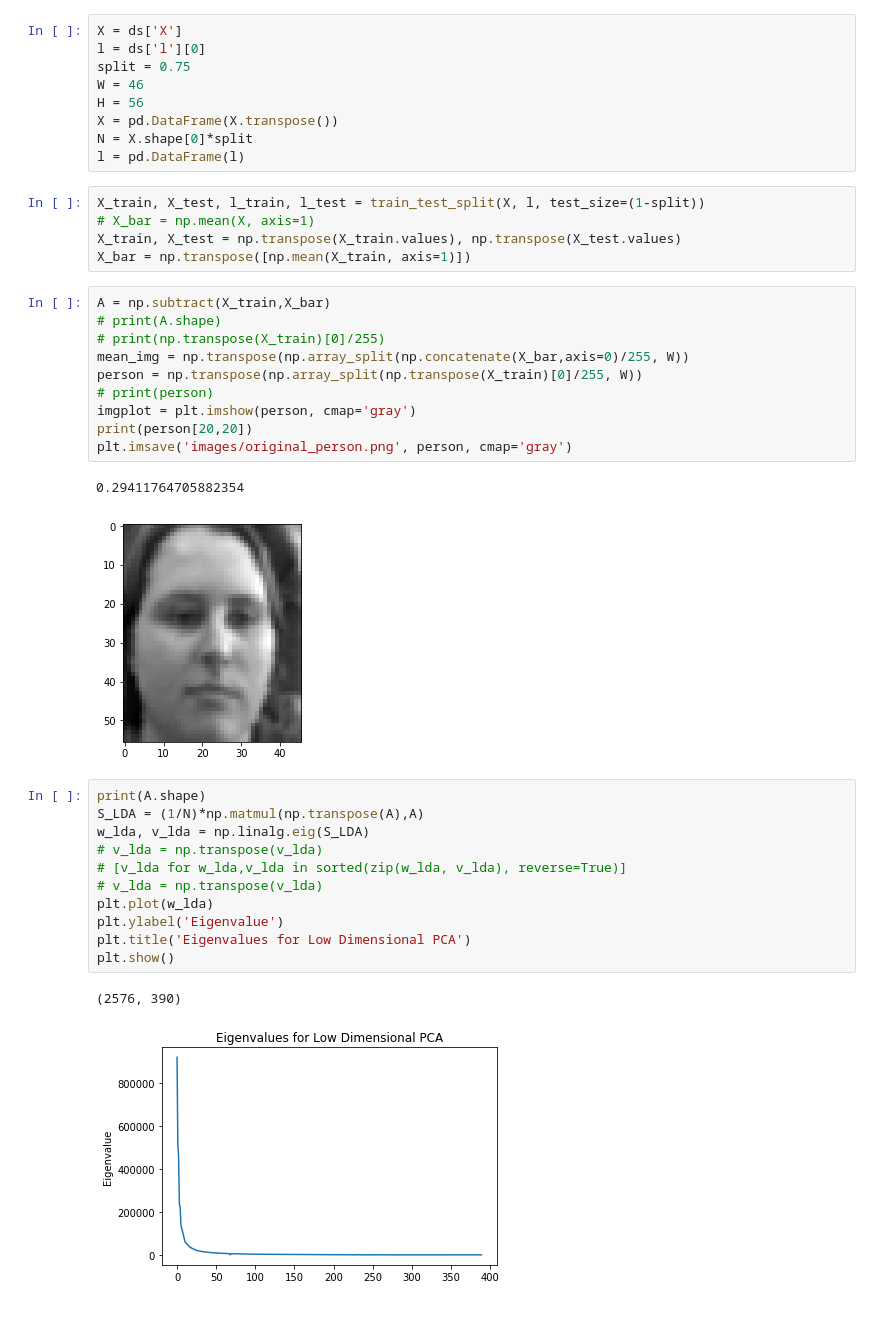
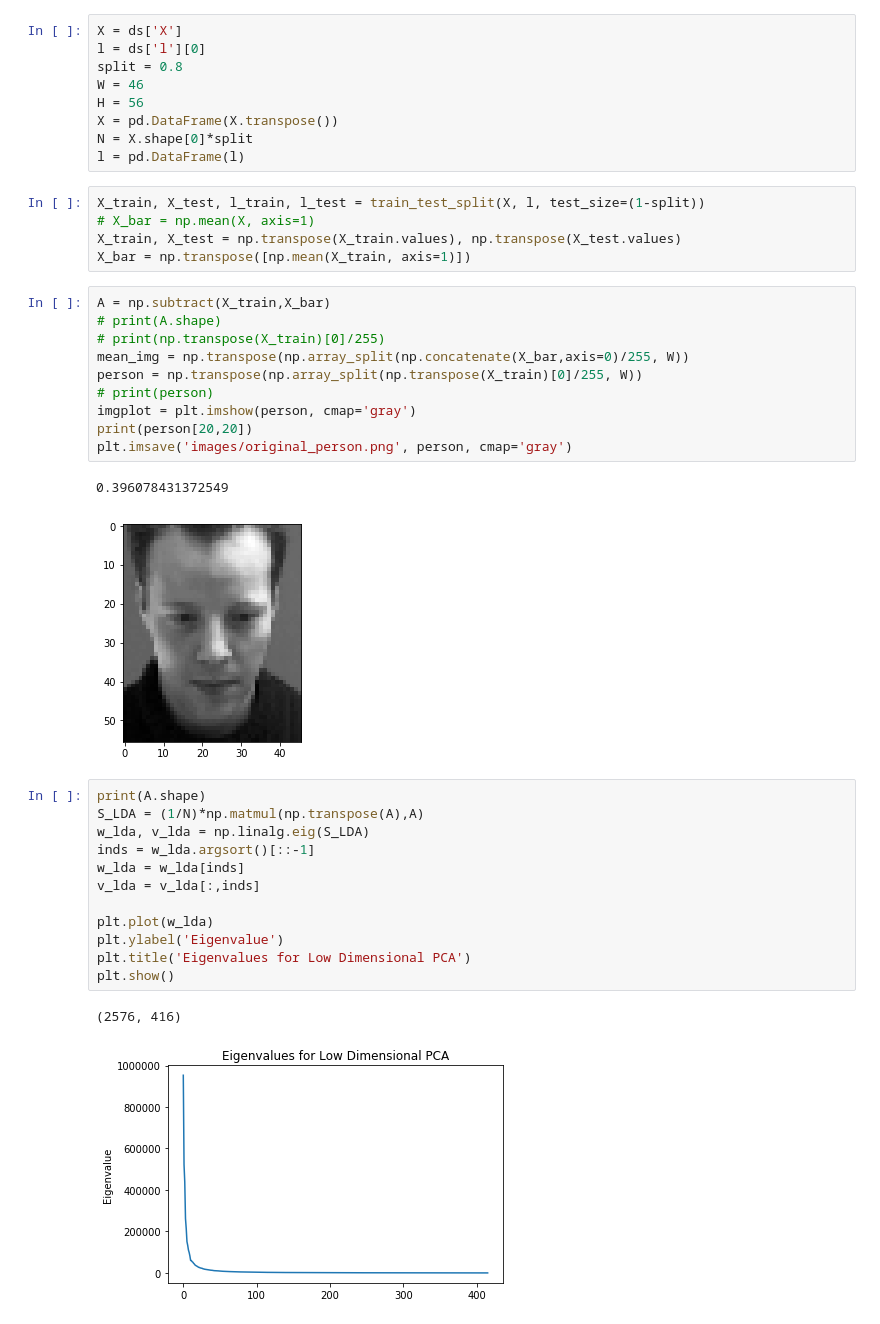
Before and after one commit to GPadley/EE4-68-PR, a Jupyter notebook: CW1/1.2_a.ipynb, the cells around one changed output. Drawn from its saved outputs; the diff is of its cells as text.

```diff
--- a/CW1/1.2_a.ipynb
+++ b/CW1/1.2_a.ipynb
@@ -11,7 +11,7 @@ ds = sio.loadmat('face.mat')
 # %%
 X = ds['X']
 l = ds['l'][0]
-split = 0.75
+split = 0.8
 W = 46
 H = 56
 X = pd.DataFrame(X.transpose())
@@ -33,20 +33,21 @@ imgplot = plt.imshow(person, cmap='gray')
 print(person[20,20])
 plt.imsave('images/original_person.png', person, cmap='gray')
 # %% [output]
-0.29411764705882354
+0.396078431372549
-[figure, old version]
+[figure, new version]
 # %%
 print(A.shape)
 S_LDA = (1/N)*np.matmul(np.transpose(A),A)
 w_lda, v_lda = np.linalg.eig(S_LDA)
-# v_lda = np.transpose(v_lda)
-# [v_lda for w_lda,v_lda in sorted(zip(w_lda, v_lda), reverse=True)]
-# v_lda = np.transpose(v_lda)
+inds = w_lda.argsort()[::-1]
+w_lda = w_lda[inds]
+v_lda = v_lda[:,inds]
+
 plt.plot(w_lda)
 plt.ylabel('Eigenvalue')
 plt.title('Eigenvalues for Low Dimensional PCA')
 plt.show()
 # %% [output]
-(2576, 390)
+(2576, 416)
-[figure, old version]
+[figure, new version]
 # %%
```
Also changed, not shown: parts of 5 cells of this notebook, 8 other files.
